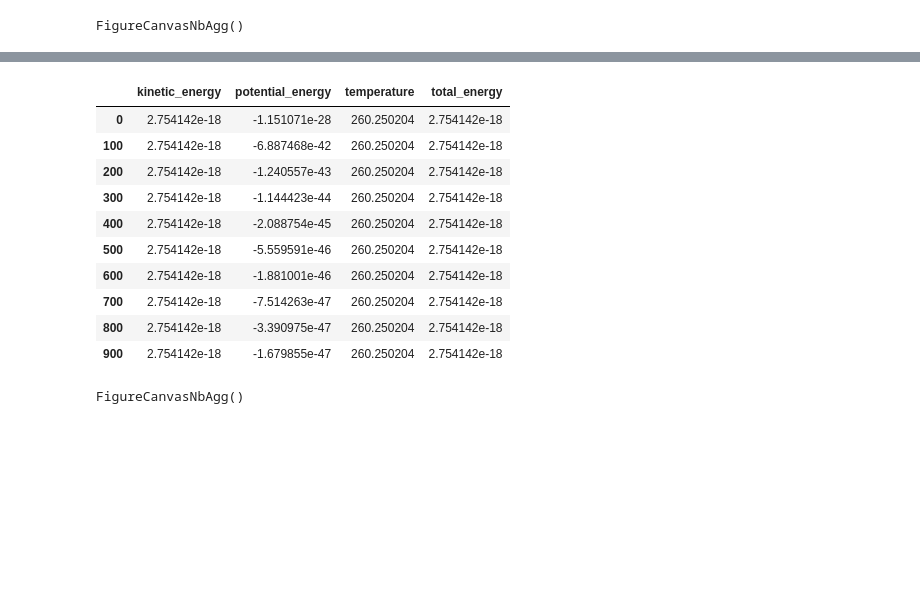
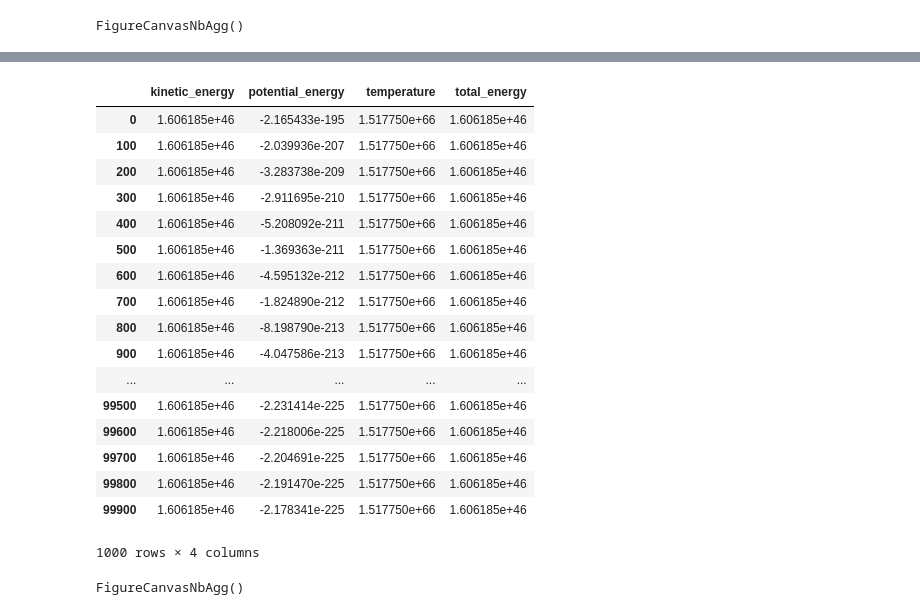
Before and after one commit to StanczakDominik/Nbody, a Jupyter notebook: openPMD-visualization.ipynb, the cells around one changed output, grey strips where cells are left out. Cells and saved outputs as stored; diff of their text form; code cells hidden in the pictures; blank space fills up the shorter version.

```diff
--- a/openPMD-visualization.ipynb
+++ b/openPMD-visualization.ipynb
@@ -37,20 +43,27 @@ h5_files = [h5py.File(f) for f in ts.h5_files]
 # %%
 import pandas as pd
-df = pd.read_json('/tmp/nbody_gpu_test_run/diagnostic_results.json').T
+df = pd.read_json('/mnt/hdd/data/gpu_run_debug3/diagnostic_results.json').T
 df["total_energy"] = df["kinetic_energy"] + df["potential_energy"]
 df
 # %% [output]
 |  | kinetic_energy | potential_energy | temperature | total_energy |
-| 0 | 2.754142e-18 | -1.151071e-28 | 260.250204 | 2.754142e-18 |
-| 100 | 2.754142e-18 | -6.887468e-42 | 260.250204 | 2.754142e-18 |
-| 200 | 2.754142e-18 | -1.240557e-43 | 260.250204 | 2.754142e-18 |
-| 300 | 2.754142e-18 | -1.144423e-44 | 260.250204 | 2.754142e-18 |
-| 400 | 2.754142e-18 | -2.088754e-45 | 260.250204 | 2.754142e-18 |
-| 500 | 2.754142e-18 | -5.559591e-46 | 260.250204 | 2.754142e-18 |
-| 600 | 2.754142e-18 | -1.881001e-46 | 260.250204 | 2.754142e-18 |
-| 700 | 2.754142e-18 | -7.514263e-47 | 260.250204 | 2.754142e-18 |
-| 800 | 2.754142e-18 | -3.390975e-47 | 260.250204 | 2.754142e-18 |
-| 900 | 2.754142e-18 | -1.679855e-47 | 260.250204 | 2.754142e-18 |
+| 0 | 1.606185e+46 | -2.165433e-195 | 1.517750e+66 | 1.606185e+46 |
+| 100 | 1.606185e+46 | -2.039936e-207 | 1.517750e+66 | 1.606185e+46 |
+| 200 | 1.606185e+46 | -3.283738e-209 | 1.517750e+66 | 1.606185e+46 |
+| 300 | 1.606185e+46 | -2.911695e-210 | 1.517750e+66 | 1.606185e+46 |
+| 400 | 1.606185e+46 | -5.208092e-211 | 1.517750e+66 | 1.606185e+46 |
+| 500 | 1.606185e+46 | -1.369363e-211 | 1.517750e+66 | 1.606185e+46 |
+| 600 | 1.606185e+46 | -4.595132e-212 | 1.517750e+66 | 1.606185e+46 |
+| 700 | 1.606185e+46 | -1.824890e-212 | 1.517750e+66 | 1.606185e+46 |
+| 800 | 1.606185e+46 | -8.198790e-213 | 1.517750e+66 | 1.606185e+46 |
+| 900 | 1.606185e+46 | -4.047586e-213 | 1.517750e+66 | 1.606185e+46 |
+| ... | ... | ... | ... | ... |
+| 99500 | 1.606185e+46 | -2.231414e-225 | 1.517750e+66 | 1.606185e+46 |
+| 99600 | 1.606185e+46 | -2.218006e-225 | 1.517750e+66 | 1.606185e+46 |
+| 99700 | 1.606185e+46 | -2.204691e-225 | 1.517750e+66 | 1.606185e+46 |
+| 99800 | 1.606185e+46 | -2.191470e-225 | 1.517750e+66 | 1.606185e+46 |
+| 99900 | 1.606185e+46 | -2.178341e-225 | 1.517750e+66 | 1.606185e+46 |
+1000 rows × 4 columns
 # %%
 df.drop('temperature', axis=1).plot()
 # %% [output]
```
Also changed, not shown: parts of 3 cells of this notebook, 2 other files.
